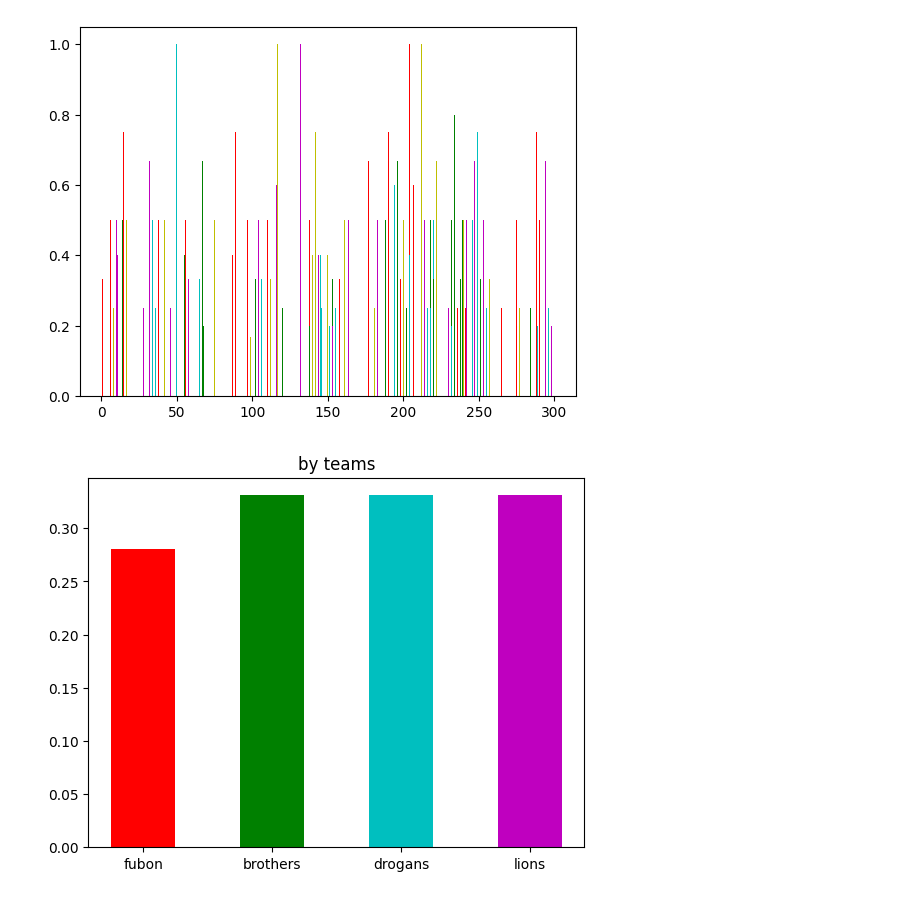
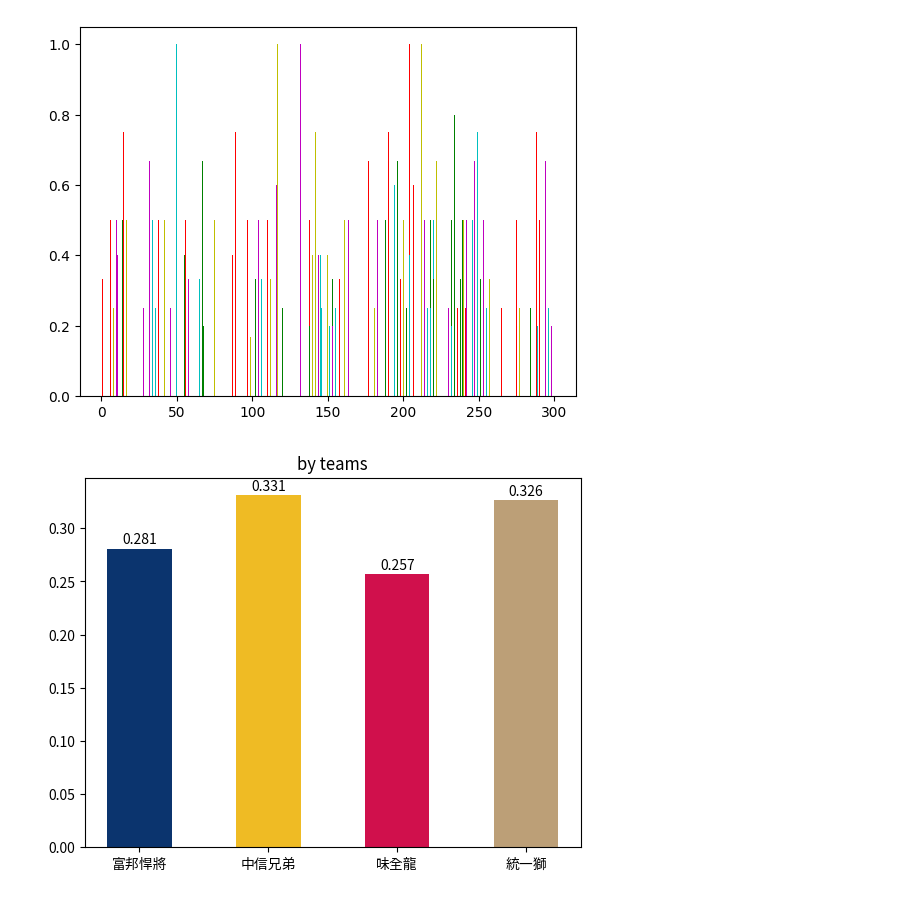
Before and after one commit to Rachelyah/CPBL_Baseball_ML_project, a Jupyter notebook: (2)資料清洗&視覺化.ipynb, the cells around one changed output. Saved outputs shown, nothing was run; the diff lists cells and outputs as text; code cells hidden in the pictures.

```diff
--- a/(2)資料清洗&視覺化.ipynb
+++ b/(2)資料清洗&視覺化.ipynb
@@ -124,34 +130,43 @@ plt.show()
 # %%
 # 單獨抓出跟四隊對戰數據
 
 #對戰富邦
 fubon = df[df['對手'] == '悍']
 fubon_svg_mean = fubon['打擊率'].mean()
 fubon_svg_mean
 
 #對戰兄弟
 brothers = df[df['對手'] == '象']
 brothers_svg_mean = brothers['打擊率'].mean()
 brothers_svg_mean
 
 #對戰龍
 drogans = df[df['對手'] == '龍']
-drogans_svg_mean = brothers['打擊率'].mean()
+drogans_svg_mean = drogans['打擊率'].mean()
 drogans_svg_mean
 
 #對戰獅
 lions = df[df['對手'] == '獅']
-lions_svg_mean = brothers['打擊率'].mean()
+lions_svg_mean = lions['打擊率'].mean()
 lions_svg_mean
 
 # 繪製長條圖，比較梁家榮選手跟各隊對戰的打擊率
 
 import matplotlib.pyplot as plt
+from matplotlib.font_manager import FontProperties
+from matplotlib.font_manager import fontManager
 
-listx = ['fubon', 'brothers', 'drogans', 'lions']
+#載入中文字體
+fontManager.addfont("ChineseFont.ttf")
+plt.rc('font', family="ChineseFont")
+
+listx = ['富邦悍將', '中信兄弟', '味全龍', '統一獅']
 listy = [fubon_svg_mean,brothers_svg_mean, drogans_svg_mean,  lions_svg_mean]
 plt.title('by teams')
-plt.bar(listx, listy, width=0.5, color=['r','g','c','m','y'])
+bars = plt.bar(listx, listy, width=0.5, color=['#0B346E','#EFBB24','#D0104C','#BC9F77'])
+for bar, yval in zip(bars, listy):
+    plt.text(bar.get_x() + bar.get_width() / 2 + 0.001, bar.get_height() + 0.005, round(yval, 3), ha='center', color='black')
+
 plt.show()
 # %% [output]
-[figure, old version]
+[figure, new version]
```
Also changed, not shown: parts of 6 cells of this notebook, 8 other files.
